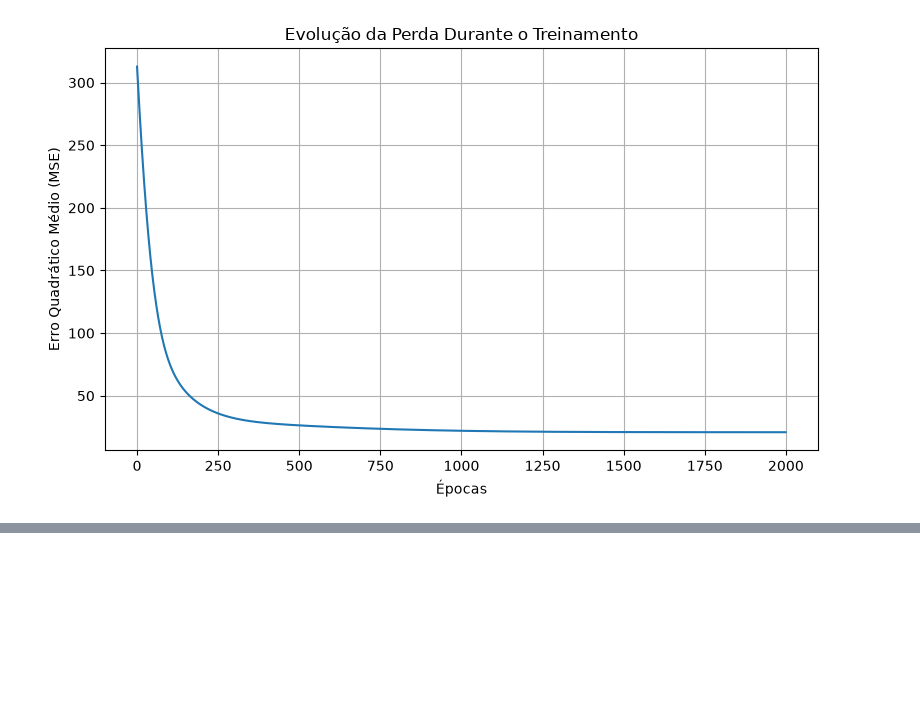
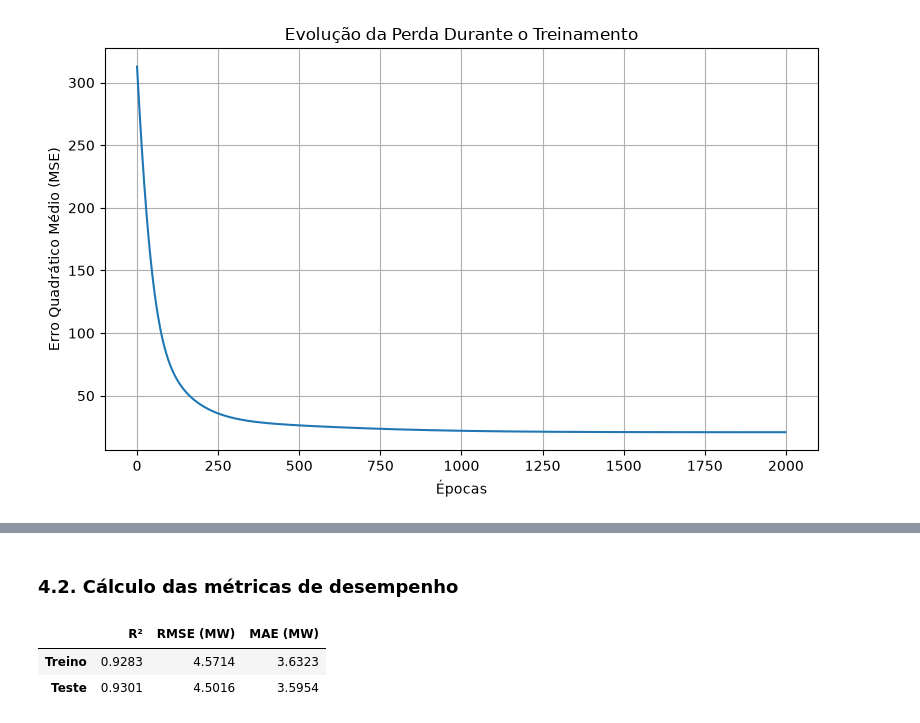
Before and after one commit to Pedrollucas/Sistemas-Inteligentes, a Jupyter notebook: notebooks/01_regresao_linear.ipynb, the cells around one changed output, grey strips where cells are left out. Cells and saved outputs as stored; diff of their text form; code cells hidden in the pictures; blank space fills up the shorter version.

```diff
--- a/notebooks/01_regresao_linear.ipynb
+++ b/notebooks/01_regresao_linear.ipynb
@@ -256,0 +289,34 @@ plt.show()
+# %% [markdown]
+### 4.2. Cálculo das métricas de desempenho
+# %%
+from sklearn.metrics import (
+    r2_score,
+    mean_squared_error,
+    mean_absolute_error
+)
+
+# Função para calcular as métricas
+def calcular_metricas(real, previsto):
+    r2 = r2_score(real, previsto)
+    rmse = np.sqrt(mean_squared_error(real, previsto))
+    mae = mean_absolute_error(real, previsto)
+
+    return {
+        "R²": r2,
+        "RMSE (MW)": rmse,
+        "MAE (MW)": mae
+    }
+
+metricas_treino = calcular_metricas(real_treino, pred_treino)
+metricas_teste = calcular_metricas(real_teste, pred_teste)
+
+resultados = pd.DataFrame({
+    "Treino": metricas_treino,
+    "Teste": metricas_teste
+}).T
+
+display(resultados.round(4))
+# %% [output]
+|  | R² | RMSE (MW) | MAE (MW) |
+| Treino | 0.9283 | 4.5714 | 3.6323 |
+| Teste | 0.9301 | 4.5016 | 3.5954 |
```
Also changed, not shown: parts of 7 cells of this notebook.
